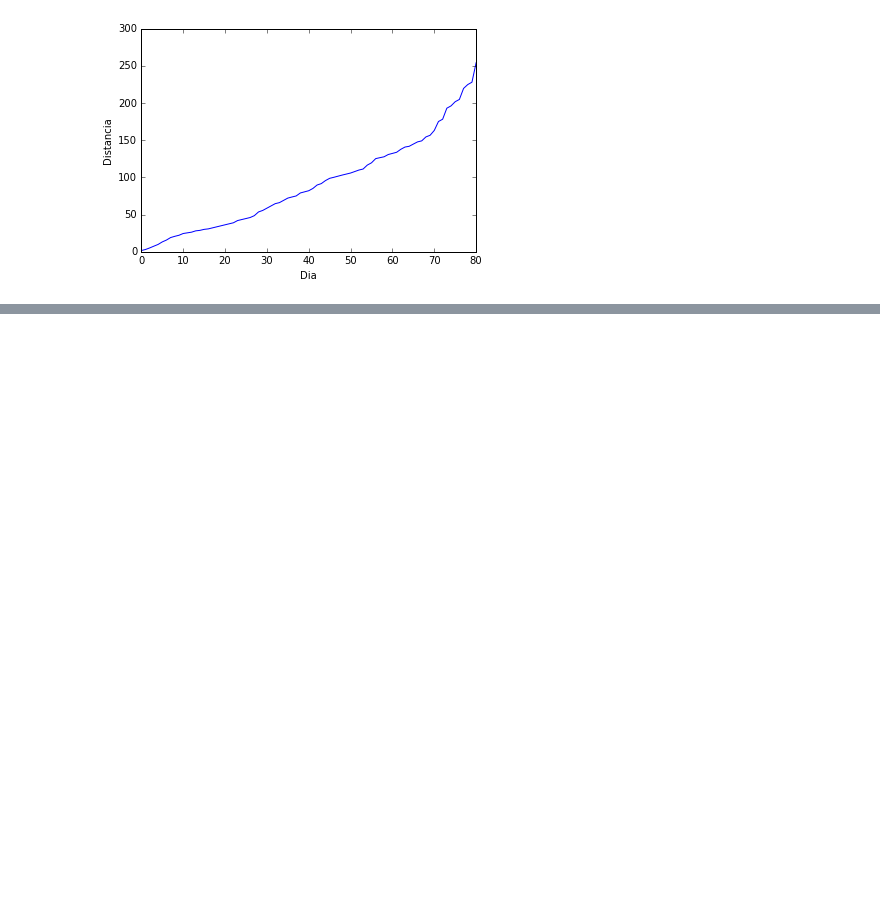
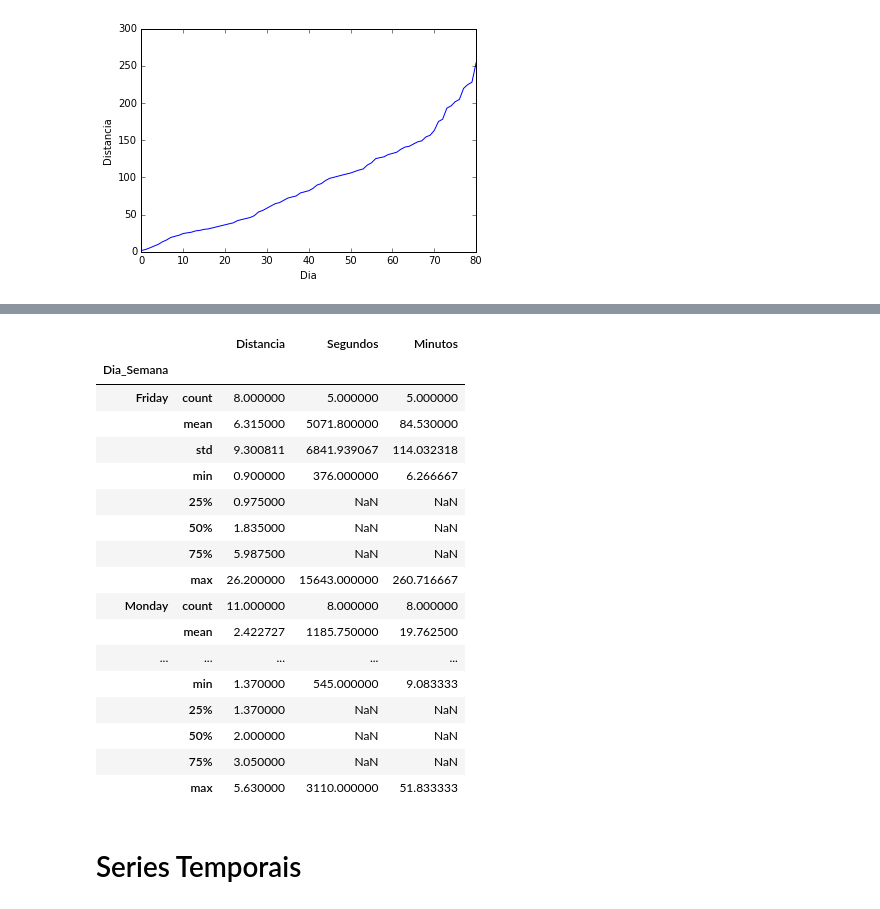
Before and after one commit to rromanini/CursoSpark, a Jupyter notebook: Split e Series temporais.ipynb, the cells around one changed output, grey strips where cells are left out. Saved outputs shown, nothing was run; the diff lists cells and outputs as text; code cells hidden in the pictures; blank space fills up the shorter version.

```diff
--- a/Split e Series temporais.ipynb
+++ b/Split e Series temporais.ipynb
@@ -112,0 +184,2 @@ plt.ylabel("Distancia")
+# %%
+dias = df.groupby("Dia_Semana")
@@ -112,0 +211,23 @@ plt.ylabel("Distancia")
+# %%
+dias.describe()
+# %% [output]
+|  |  | Distancia | Segundos | Minutos |
+| Dia_Semana |  |  |  |  |
+| Friday | count | 8.000000 | 5.000000 | 5.000000 |
+|  | mean | 6.315000 | 5071.800000 | 84.530000 |
+|  | std | 9.300811 | 6841.939067 | 114.032318 |
+|  | min | 0.900000 | 376.000000 | 6.266667 |
+|  | 25% | 0.975000 | NaN | NaN |
+|  | 50% | 1.835000 | NaN | NaN |
+|  | 75% | 5.987500 | NaN | NaN |
+|  | max | 26.200000 | 15643.000000 | 260.716667 |
+| Monday | count | 11.000000 | 8.000000 | 8.000000 |
+|  | mean | 2.422727 | 1185.750000 | 19.762500 |
+| ... | ... | ... | ... | ... |
+|  | min | 1.370000 | 545.000000 | 9.083333 |
+|  | 25% | 1.370000 | NaN | NaN |
+|  | 50% | 2.000000 | NaN | NaN |
+|  | 75% | 3.050000 | NaN | NaN |
+|  | max | 5.630000 | 3110.000000 | 51.833333 |
+# %% [markdown]
+# Series Temporais
```
Also changed, not shown: parts of 17 cells of this notebook.
